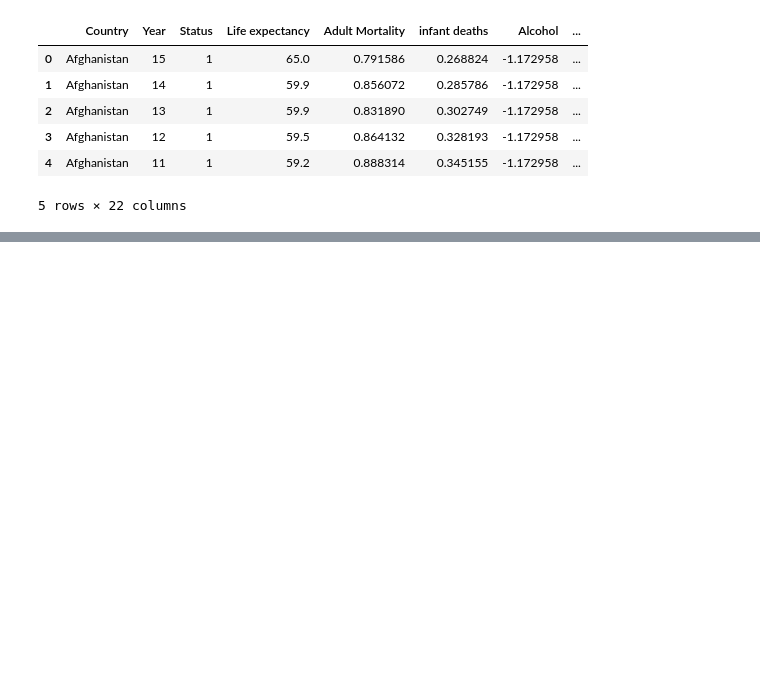
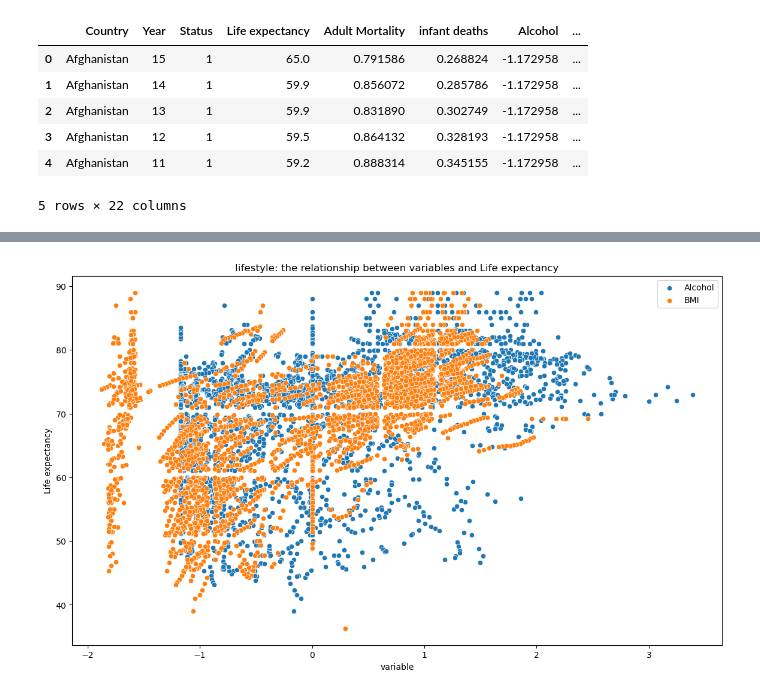
Before and after one commit to samamaryna/team_project, a Jupyter notebook: Project_1.ipynb, the cells around one changed output, grey strips where cells are left out. Cells and saved outputs as stored; diff of their text form; code cells hidden in the pictures; blank space fills up the shorter version.

```diff
--- a/Project_1.ipynb
+++ b/Project_1.ipynb
@@ -221,0 +512,5 @@ df.to_csv('./data/processed/Life Expectancy Data.csv', index=False)
+# %%
+# Lifestyle
+plot_relationships(df,'lifestyle',categories['Lifestyle'])
+# %% [output]
+[figure, added]
```
Also changed, not shown: parts of 49 cells of this notebook.
